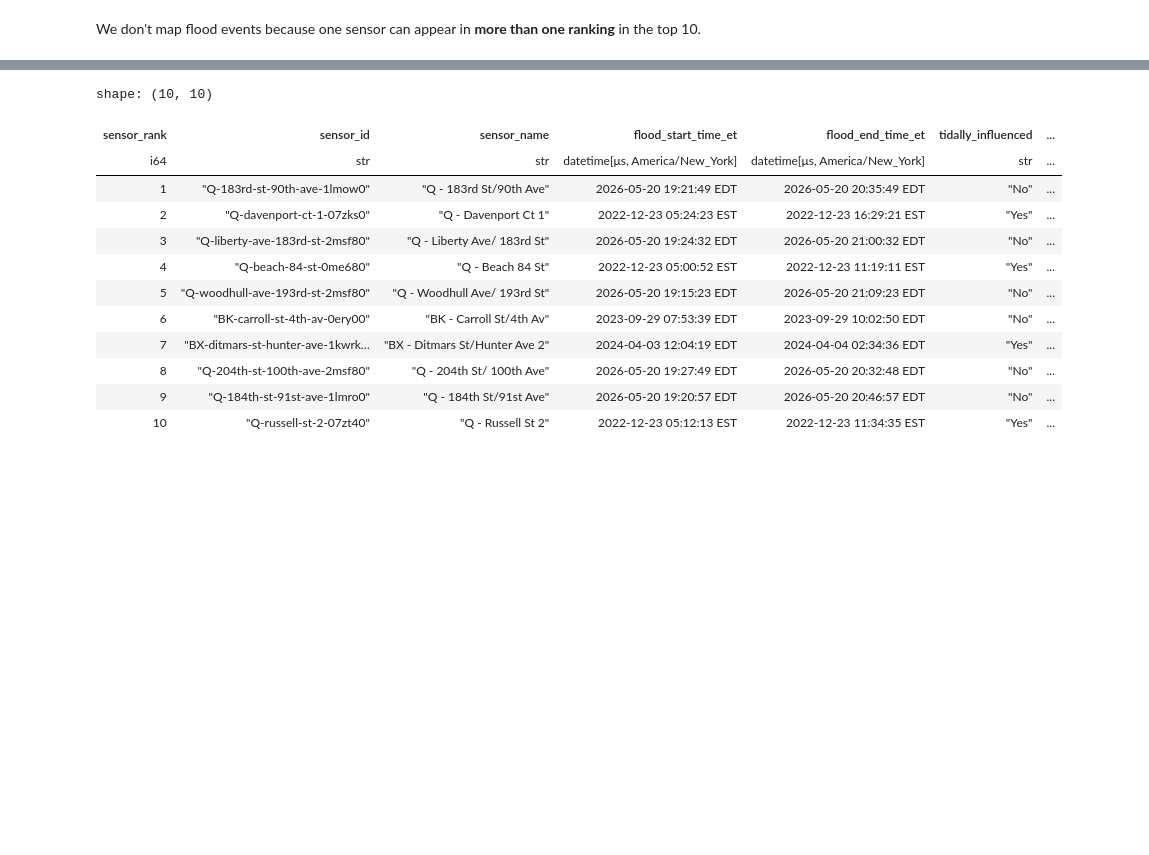
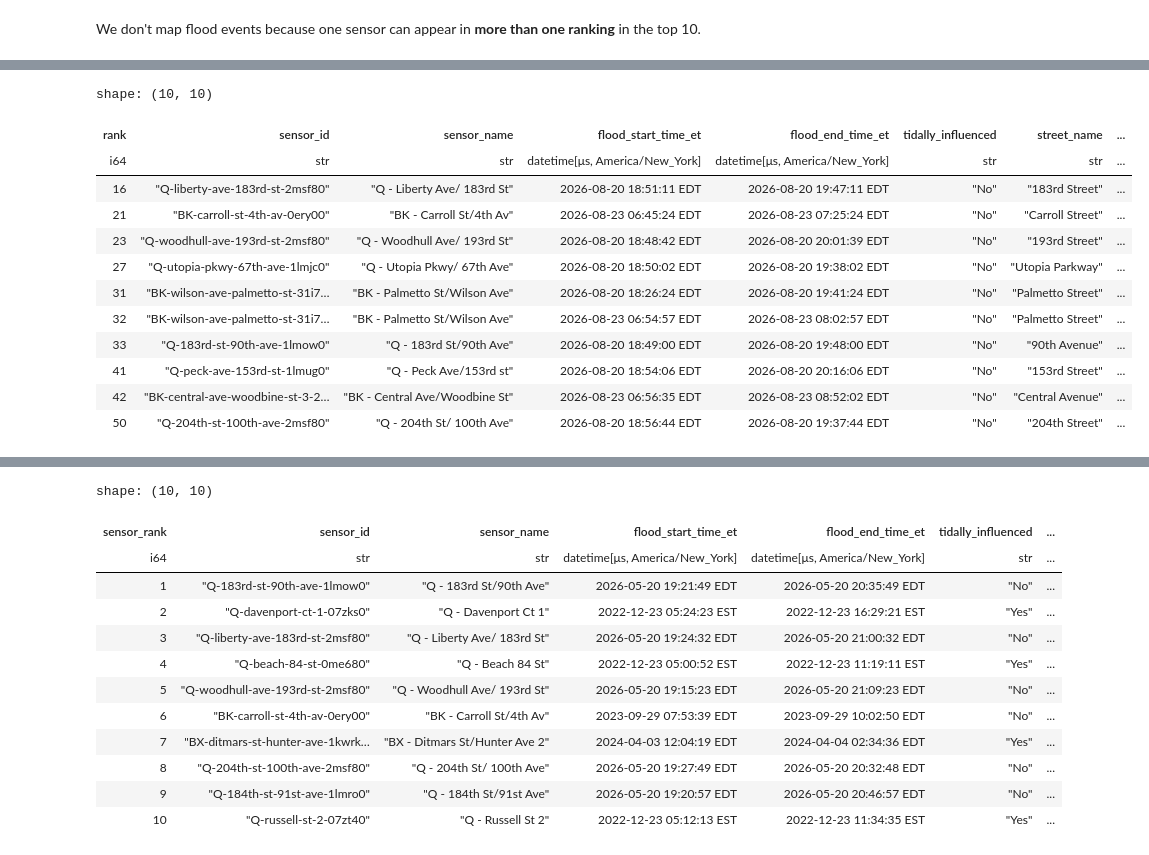
Before and after one commit to mebauer/floodnet-nyc-tutorial, a Jupyter notebook: 02-sensor-rankings.ipynb, the cells around one changed output, grey strips where cells are left out. Cells and saved outputs as stored; diff of their text form; code cells hidden in the pictures; blank space fills up the shorter version.

```diff
--- a/02-sensor-rankings.ipynb
+++ b/02-sensor-rankings.ipynb
@@ -320,0 +362,57 @@ We don't map flood events because one sensor can appear in **more than one ranki
+# %%
+# specify query in duckdb
+sql = """
+    WITH flagged AS (
+        SELECT
+            merged_df.*,
+            (new_keys.sensor_id IS NOT NULL) AS is_new
+        FROM merged_df
+        LEFT JOIN new_keys
+            ON merged_df.sensor_id = new_keys.sensor_id
+            AND merged_df.flood_start_time = new_keys.flood_start_time
+    ),
+    ranked AS (
+        SELECT
+            ROW_NUMBER() OVER (
+                ORDER BY max_depth_inches DESC
+            ) AS rank,
+            *
+        FROM flagged
+    )
+    SELECT
+        rank,
+        sensor_id,
+        sensor_name,
+        flood_start_time_et,
+        flood_end_time_et,
+        tidally_influenced,
+        street_name,
+        borough,
+        max_depth_inches,
+        duration_mins,
+    FROM ranked
+    -- rank against all events, then keep only the new arrivals
+    WHERE is_new
+    ORDER BY rank
+    LIMIT 10
+"""
+
+# convert to Polars dataframe
+new_ranked_df = duckdb.sql(sql).pl()
+
+# rank number preserves absolute rank
+new_ranked_df
+# %% [output]
+shape: (10, 10)
+| rank | sensor_id | sensor_name | flood_start_time_et | flood_end_time_et | tidally_influenced | street_name | ... |
+| i64 | str | str | datetime[μs, America/New_York] | datetime[μs, America/New_York] | str | str | ... |
+| 16 | "Q-liberty-ave-183rd-st-2msf80" | "Q - Liberty Ave/ 183rd St" | 2026-08-20 18:51:11 EDT | 2026-08-20 19:47:11 EDT | "No" | "183rd Street" | ... |
+| 21 | "BK-carroll-st-4th-av-0ery00" | "BK - Carroll St/4th Av" | 2026-08-23 06:45:24 EDT | 2026-08-23 07:25:24 EDT | "No" | "Carroll Street" | ... |
+| 23 | "Q-woodhull-ave-193rd-st-2msf80" | "Q - Woodhull Ave/ 193rd St" | 2026-08-20 18:48:42 EDT | 2026-08-20 20:01:39 EDT | "No" | "193rd Street" | ... |
+| 27 | "Q-utopia-pkwy-67th-ave-1lmjc0" | "Q - Utopia Pkwy/ 67th Ave" | 2026-08-20 18:50:02 EDT | 2026-08-20 19:38:02 EDT | "No" | "Utopia Parkway" | ... |
+| 31 | "BK-wilson-ave-palmetto-st-31i7… | "BK - Palmetto St/Wilson Ave" | 2026-08-20 18:26:24 EDT | 2026-08-20 19:41:24 EDT | "No" | "Palmetto Street" | ... |
+| 32 | "BK-wilson-ave-palmetto-st-31i7… | "BK - Palmetto St/Wilson Ave" | 2026-08-23 06:54:57 EDT | 2026-08-23 08:02:57 EDT | "No" | "Palmetto Street" | ... |
+| 33 | "Q-183rd-st-90th-ave-1lmow0" | "Q - 183rd St/90th Ave" | 2026-08-20 18:49:00 EDT | 2026-08-20 19:48:00 EDT | "No" | "90th Avenue" | ... |
+| 41 | "Q-peck-ave-153rd-st-1lmug0" | "Q - Peck Ave/153rd st" | 2026-08-20 18:54:06 EDT | 2026-08-20 20:16:06 EDT | "No" | "153rd Street" | ... |
+| 42 | "BK-central-ave-woodbine-st-3-2… | "BK - Central Ave/Woodbine St" | 2026-08-23 06:56:35 EDT | 2026-08-23 08:52:02 EDT | "No" | "Central Avenue" | ... |
+| 50 | "Q-204th-st-100th-ave-2msf80" | "Q - 204th St/ 100th Ave" | 2026-08-20 18:56:44 EDT | 2026-08-20 19:37:44 EDT | "No" | "204th Street" | ... |
```
Also changed, not shown: parts of 15 cells of this notebook.
